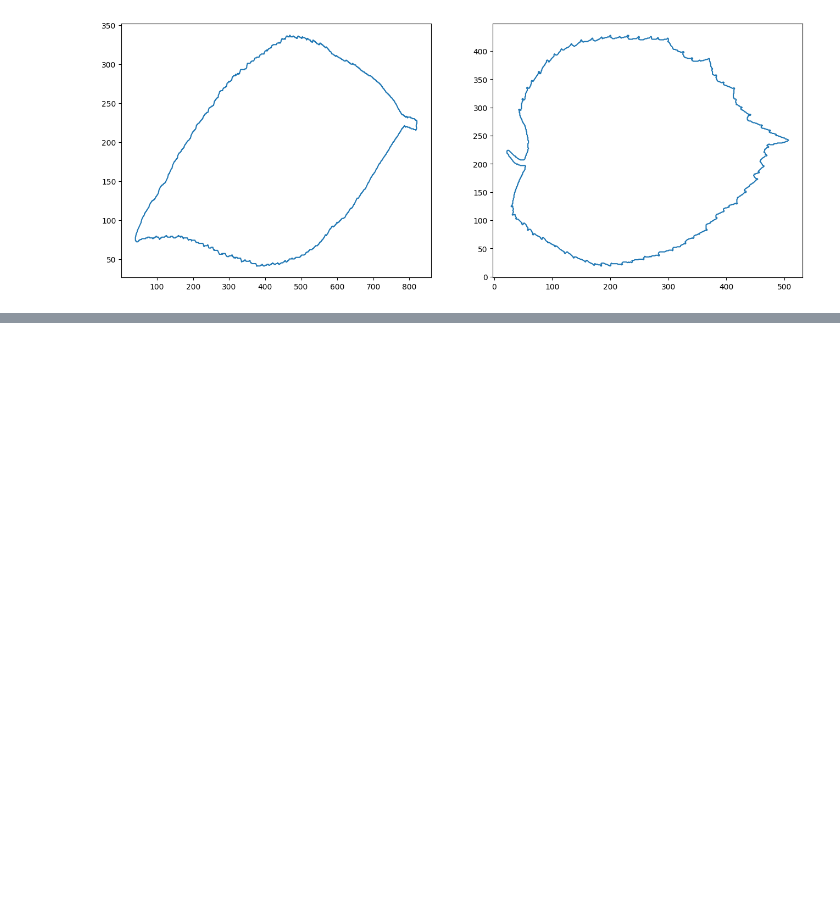
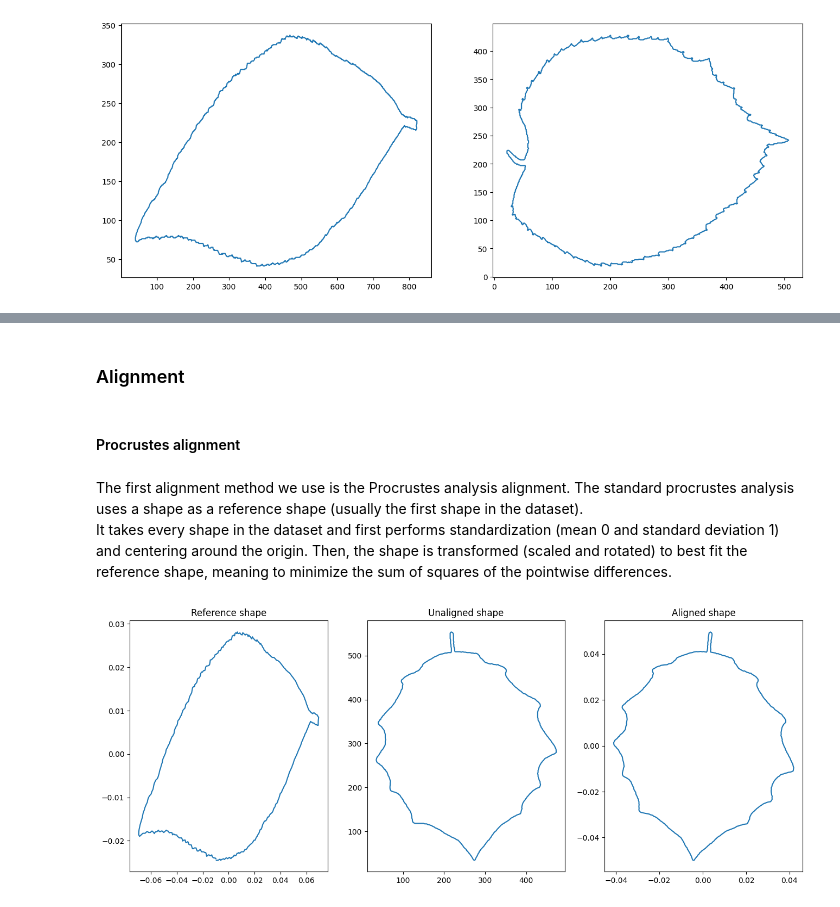
Before and after one commit to Orri11/ZIB, a Jupyter notebook: generic_shape_analysis/leaf_example.ipynb, the cells around one changed output, grey strips where cells are left out. Cells and saved outputs as stored; diff of their text form; code cells hidden in the pictures; blank space fills up the shorter version.

```diff
--- a/generic_shape_analysis/leaf_example.ipynb
+++ b/generic_shape_analysis/leaf_example.ipynb
@@ -23,0 +54,29 @@ ax[1].plot(data[1][:,0] , data[1][:,1])
+# %%
+nb_points = 500
+data_interp = utils.apply_func_to_list(
+    input_list=data, func=lambda x: utils.interpolate(x, nb_points)
+)
+# %% [markdown]
+### Alignment
+# %% [markdown]
+#### Procrustes alignment
+# %% [markdown]
+The first alignment method we use is the Procrustes analysis alignment. The standard procrustes analysis uses a shape as a reference shape (usually the first shape in the dataset).<br>
+It takes every shape in the dataset and first performs standardization (mean 0 and standard deviation 1) and centering around the origin. Then, the shape is transformed (scaled and rotated) to best fit the reference shape, meaning to minimize the sum of squares of the pointwise differences.
+# %%
+data_procustes = utils.apply_func_to_list(
+    input_list=data_interp, func=lambda x: alignment.procrustes(shape = x, ref_shape= data_interp[0])
+)
+# %%
+fig, ax = plt.subplots(1,3 , figsize = (16,6))
+ax[0].plot(data_procustes[0][:,0] , data_procustes[0][:,1])
+ax[1].plot(data_interp[4][:,0] , data_interp[4][:,1])
+ax[2].plot(data_procustes[4][:,0] , data_procustes[4][:,1])
+
+ax[0].set_title('Reference shape')
+ax[1].set_title('Unaligned shape')
+ax[2].set_title('Aligned shape')
+
+plt.show()
+# %% [output]
+[figure, added]
```
Also changed, not shown: parts of 8 cells of this notebook.
